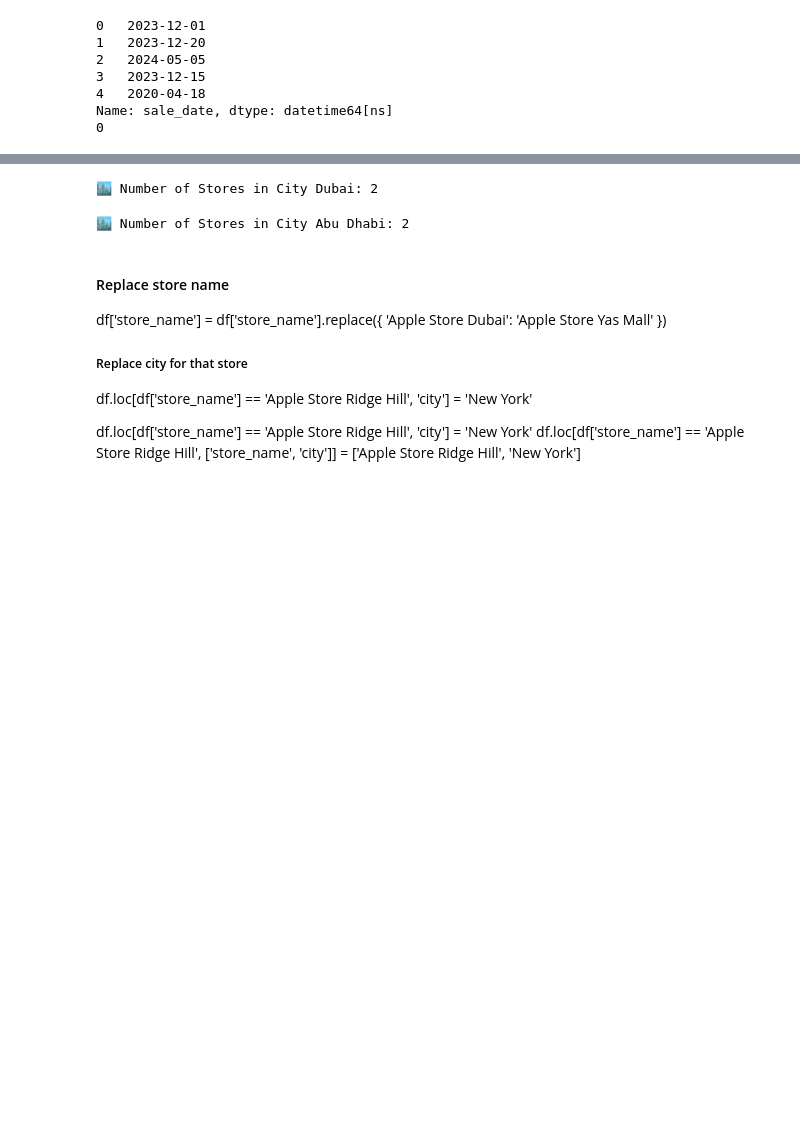
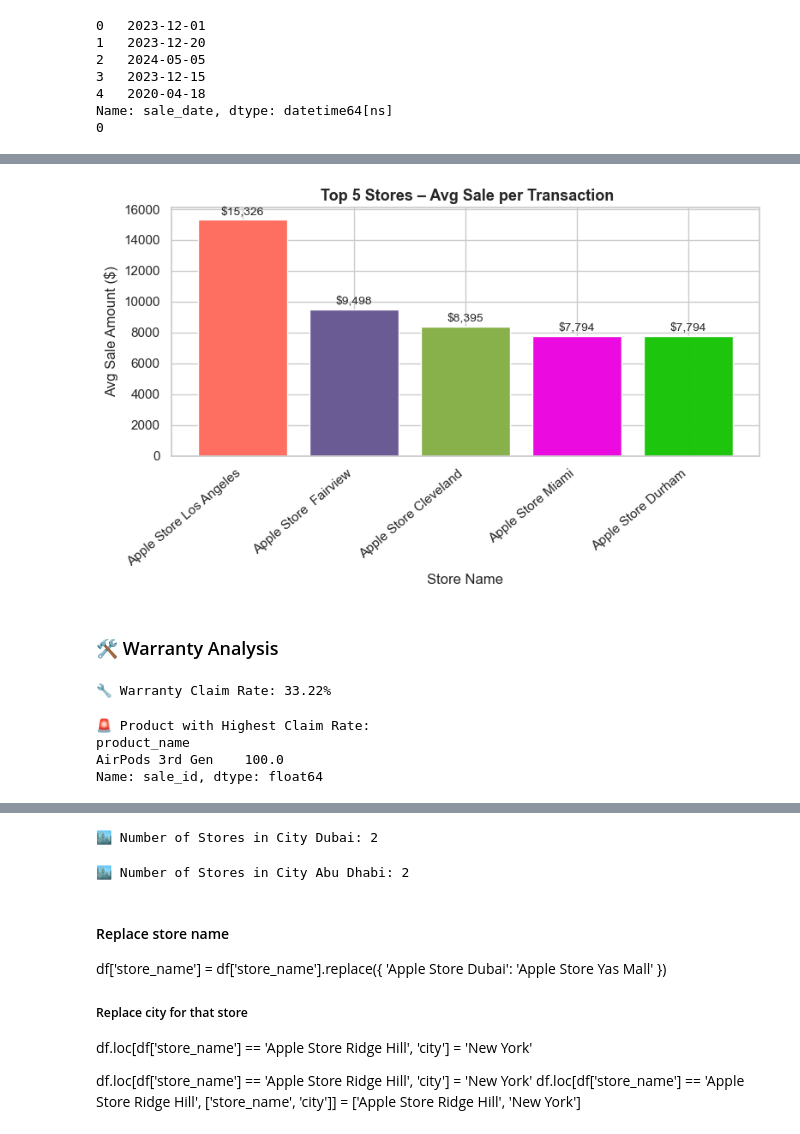
Before and after one commit to Syed-Moinuddin2025/SQL-Python-Learning-Journey, a Jupyter notebook: 01_Apple_Store_Analytics_Project/AppleStore_Analysis.ipynb, the cells around one changed output, grey strips where cells are left out. Saved outputs shown, nothing was run; the diff lists cells and outputs as text; code cells hidden in the pictures; blank space fills up the shorter version.

```diff
--- a/01_Apple_Store_Analytics_Project/AppleStore_Analysis.ipynb
+++ b/01_Apple_Store_Analytics_Project/AppleStore_Analysis.ipynb
@@ -327,0 +370,51 @@ plt.show()
+# %%
+import matplotlib.pyplot as plt
+
+# 🎨 Custom colors (you can change or add more)
+colors = ['#FF6F61', '#6B5B95', '#88B04B',  "#EB0ADF","#18c508fa"]
+
+# 🔝 Plot top 5 with different colors
+plt.figure(figsize=(8, 5))
+plt.bar(top5_avg.index, top5_avg['avg_sale_per_transaction'], color=colors)
+
+plt.title(' Top 5 Stores – Avg Sale per Transaction', fontsize=13, weight='bold')
+plt.xlabel('Store Name')
+plt.ylabel('Avg Sale Amount ($)')
+plt.xticks(rotation=40, ha='right')
+for i, val in enumerate(top5_avg['avg_sale_per_transaction']):
+    plt.text(i, val + 300, f"${val:,.0f}", ha='center', fontsize=10)
+
+plt.tight_layout()
+# Grid line removed
+
+plt.show()
+# %% [output]
+[figure, added]
+# %% [markdown]
+### 🛠️ Warranty Analysis
+# %%
+# 1. What percentage of sales result in warranty claims?
+# Count total sales and sales with claims
+total_sales = df['sale_id'].nunique()
+sales_with_claims = df[df['claim_id'].notna()]['sale_id'].nunique()
+
+claim_percentage = (sales_with_claims / total_sales) * 100
+print(f"🔧 Warranty Claim Rate: {claim_percentage:.2f}%")
+# %% [output]
+🔧 Warranty Claim Rate: 33.22%
+# %%
+# 2. Which product has the highest claim rate?
+# Count claims and total sales per product
+product_claims = df[df['claim_id'].notna()].groupby('product_name')['sale_id'].nunique()
+product_sales = df.groupby('product_name')['sale_id'].nunique()
+
+claim_rate = (product_claims / product_sales * 100).fillna(0)
+top_claimed_product = claim_rate.sort_values(ascending=False).head(1)
+
+print("\n🚨 Product with Highest Claim Rate:")
+print(top_claimed_product)
+# %% [output]
+🚨 Product with Highest Claim Rate:
+product_name
+AirPods 3rd Gen    100.0
+Name: sale_id, dtype: float64
```
Also changed, not shown: parts of 17 cells of this notebook, 1 other file.
